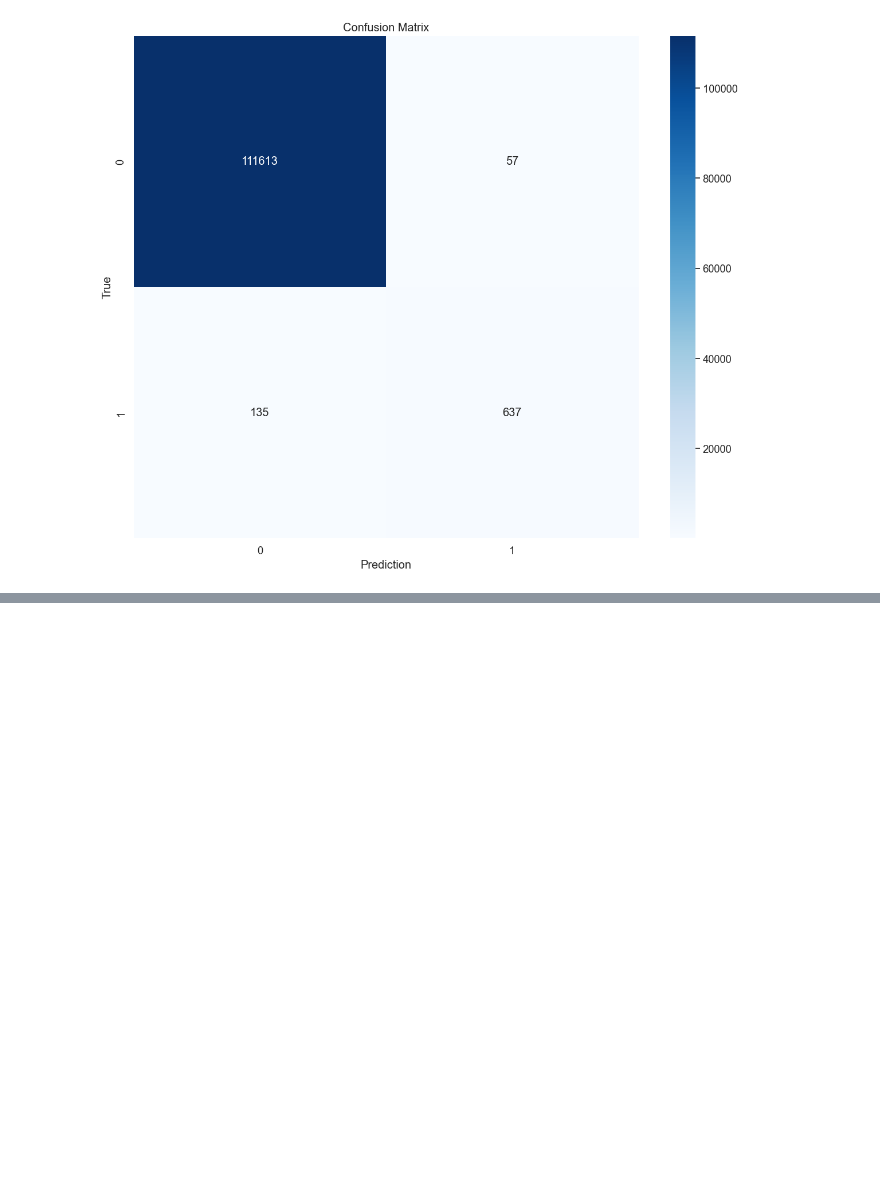
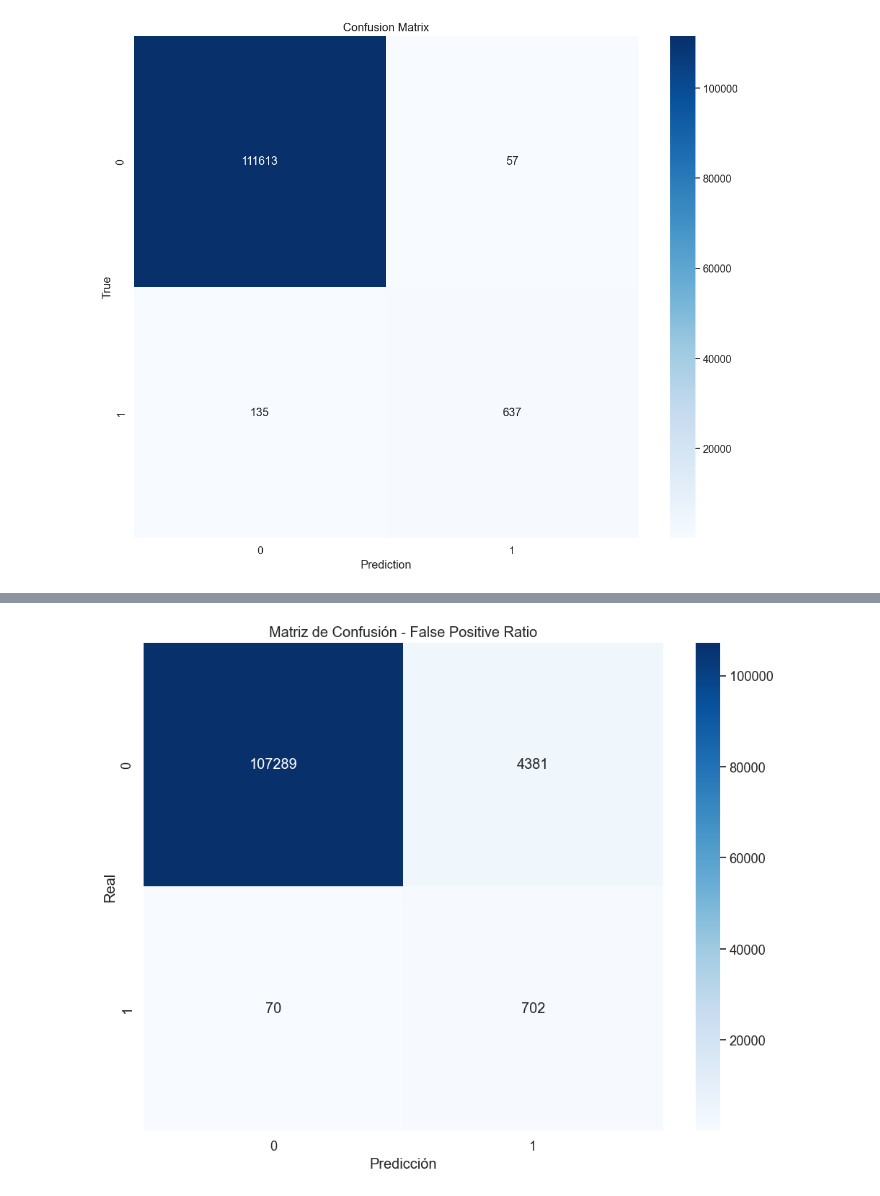
Before and after one commit to FerEsq/SDS-Project, a Jupyter notebook: model.ipynb, the cells around one changed output, grey strips where cells are left out. Cells and saved outputs as stored; diff of their text form; code cells hidden in the pictures; blank space fills up the shorter version.

```diff
--- a/model.ipynb
+++ b/model.ipynb
@@ -275,0 +548,8 @@ plt.show()
+# %%
+#Seleccionar el mejor modelo (el que minimiza el FP ratio en test)
+best_model_name = results_df.iloc[0]['name']
+best_model = next(model for name, model in models if name == best_model_name)
+best_threshold = results_df.iloc[0]['threshold']
+# %%
+#Predicciones con el mejor modelo y umbral
+y_pred_test_best = (best_model.predict(X_test, num_iteration=best_model.best_iteration) >= best_threshold).astype(int)
@@ -275,0 +573,15 @@ plt.show()
+# %%
+#Matriz de confusión
+test_cm = confusion_matrix(y_test, y_pred_test_best)
+test_tn, test_fp, test_fn, test_tp = test_cm.ravel()
+# %%
+#Visualizar matriz de confusión
+plt.figure(figsize=(10, 8))
+sns.heatmap(test_cm, annot=True, fmt='d', cmap='Blues')
+plt.title(f'Matriz de Confusión - {best_model_name}')
+plt.xlabel('Predicción')
+plt.ylabel('Real')
+plt.tight_layout()
+plt.show()
+# %% [output]
+[figure, added]
```
Also changed, not shown: parts of 20 cells of this notebook.
